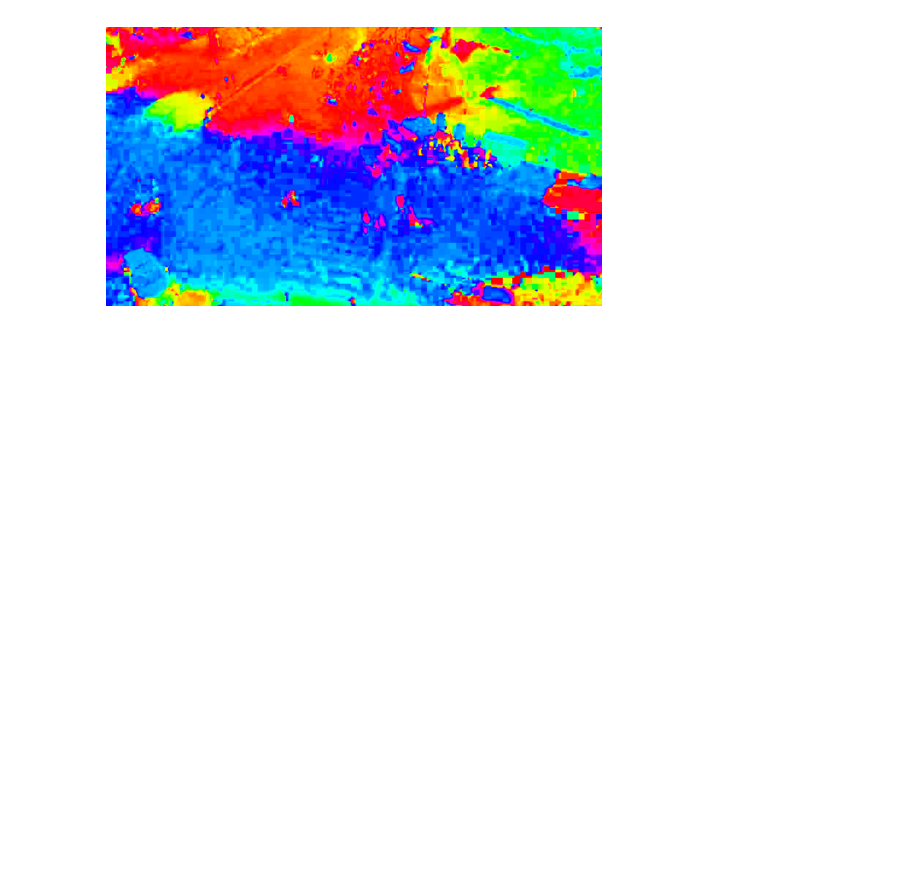
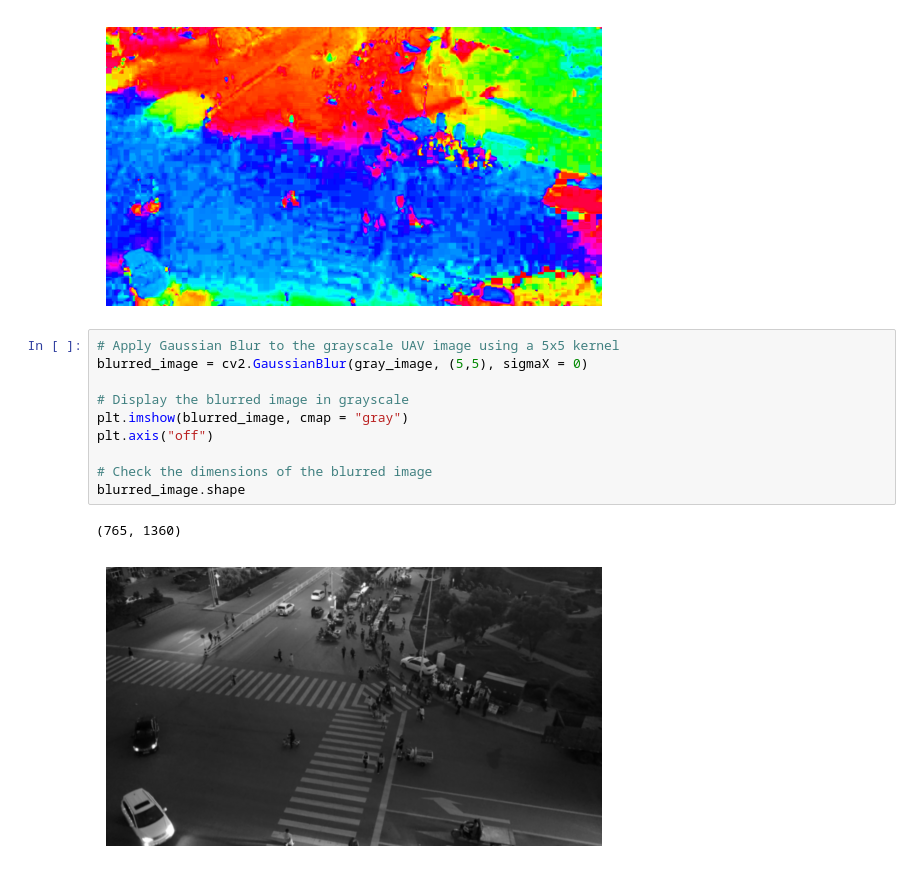
Before and after one commit to khanim-abdullayeva/UAV-Object-Detection-Tracking, a Jupyter notebook: notebooks/01_opencv_fundamentals.ipynb, the cells around one changed output. Drawn from its saved outputs; the diff is of its cells as text; blank space fills up the shorter version.

Commit message:
Apply Gaussian Blur to the grayscale UAV image

```diff
--- a/notebooks/01_opencv_fundamentals.ipynb
+++ b/notebooks/01_opencv_fundamentals.ipynb
@@ -99,3 +99,16 @@ hsv_image.shape
 # %% [output]
 (765, 1360, 3)
 [figure]
+# %%
+# Apply Gaussian Blur to the grayscale UAV image using a 5x5 kernel
+blurred_image = cv2.GaussianBlur(gray_image, (5,5), sigmaX = 0)
+
+# Display the blurred image in grayscale
+plt.imshow(blurred_image, cmap = "gray")
+plt.axis("off")
+
+# Check the dimensions of the blurred image
+blurred_image.shape
+# %% [output]
+(765, 1360)
+[figure, added]
```
